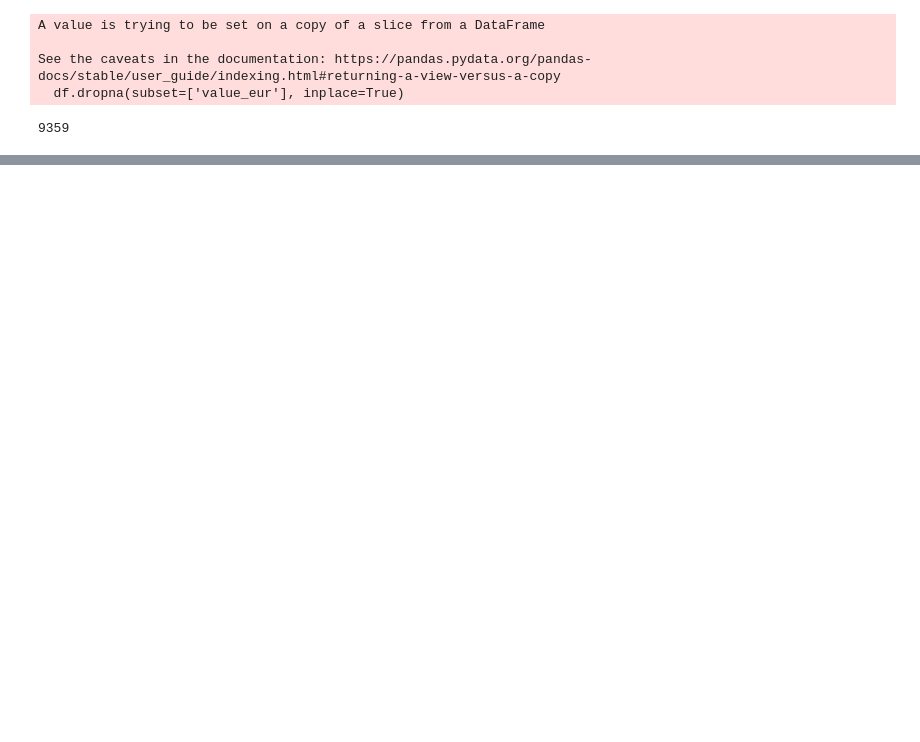
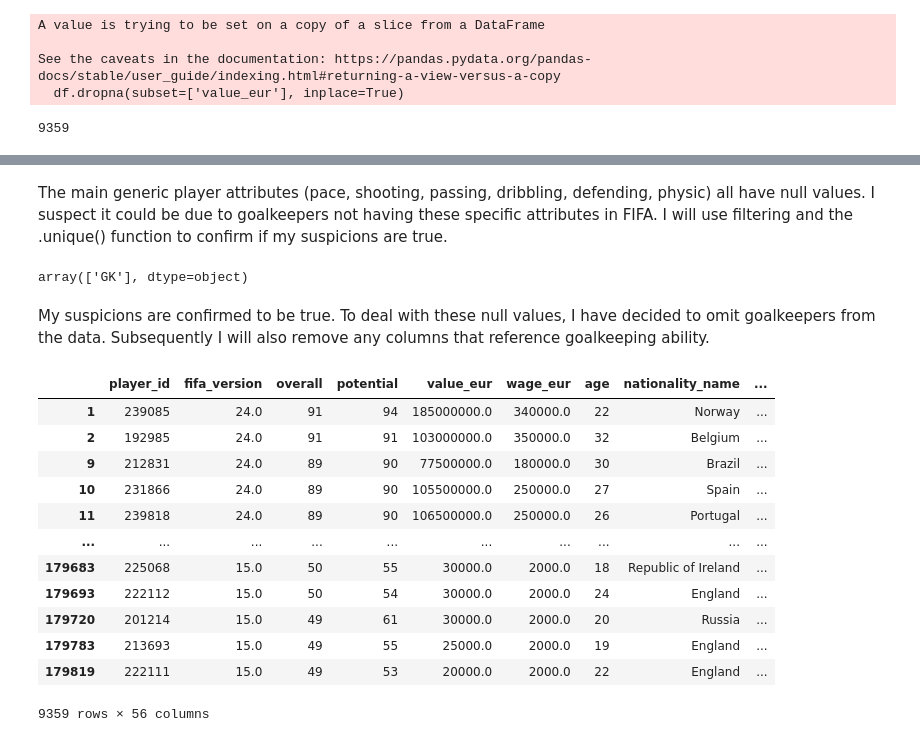
Before and after one commit to ish10k/footballer-wage-prediction, a Jupyter notebook: footballer-wage-prediction.ipynb, the cells around one changed output, grey strips where cells are left out. Cells and saved outputs as stored; diff of their text form; code cells hidden in the pictures; blank space fills up the shorter version.

```diff
--- a/footballer-wage-prediction.ipynb
+++ b/footballer-wage-prediction.ipynb
@@ -335,0 +405,34 @@ See the caveats in the documentation: https://pandas.pydata.org/pandas-docs/stab
+# %% [markdown]
+The main generic player attributes (pace, shooting, passing, dribbling, defending, physic) all have null values. I suspect it could be due to goalkeepers not having these specific attributes in FIFA. I will use filtering and the .unique() function to confirm if my suspicions are true.
+# %%
+df_rows_w_nulls = df[ # filtering the data to rows that have nulls
+    df['pace'].isna()
+    | df['shooting'].isna()
+    | df['passing'].isna()
+    | df['dribbling'].isna()
+    | df['defending'].isna()
+    | df['physic'].isna()
+]
+# get main position unique values to confirm if it's
+# only goalkeepers this applies to
+df_rows_w_nulls['main_position'].unique()
+# %% [output]
+array(['GK'], dtype=object)
+# %% [markdown]
+My suspicions are confirmed to be true. To deal with these null values, I have decided to omit goalkeepers from the data. Subsequently I will also remove any columns that reference goalkeeping ability.
+# %%
+df
+# %% [output]
+|  | player_id | fifa_version | overall | potential | value_eur | wage_eur | age | nationality_name | ... |
+| 1 | 239085 | 24.0 | 91 | 94 | 185000000.0 | 340000.0 | 22 | Norway | ... |
+| 2 | 192985 | 24.0 | 91 | 91 | 103000000.0 | 350000.0 | 32 | Belgium | ... |
+| 9 | 212831 | 24.0 | 89 | 90 | 77500000.0 | 180000.0 | 30 | Brazil | ... |
+| 10 | 231866 | 24.0 | 89 | 90 | 105500000.0 | 250000.0 | 27 | Spain | ... |
+| 11 | 239818 | 24.0 | 89 | 90 | 106500000.0 | 250000.0 | 26 | Portugal | ... |
+| ... | ... | ... | ... | ... | ... | ... | ... | ... | ... |
+| 179683 | 225068 | 15.0 | 50 | 55 | 30000.0 | 2000.0 | 18 | Republic of Ireland | ... |
+| 179693 | 222112 | 15.0 | 50 | 54 | 30000.0 | 2000.0 | 24 | England | ... |
+| 179720 | 201214 | 15.0 | 49 | 61 | 30000.0 | 2000.0 | 20 | Russia | ... |
+| 179783 | 213693 | 15.0 | 49 | 55 | 25000.0 | 2000.0 | 19 | England | ... |
+| 179819 | 222111 | 15.0 | 49 | 53 | 20000.0 | 2000.0 | 22 | England | ... |
+9359 rows × 56 columns
```
Also changed, not shown: parts of 24 cells of this notebook.
